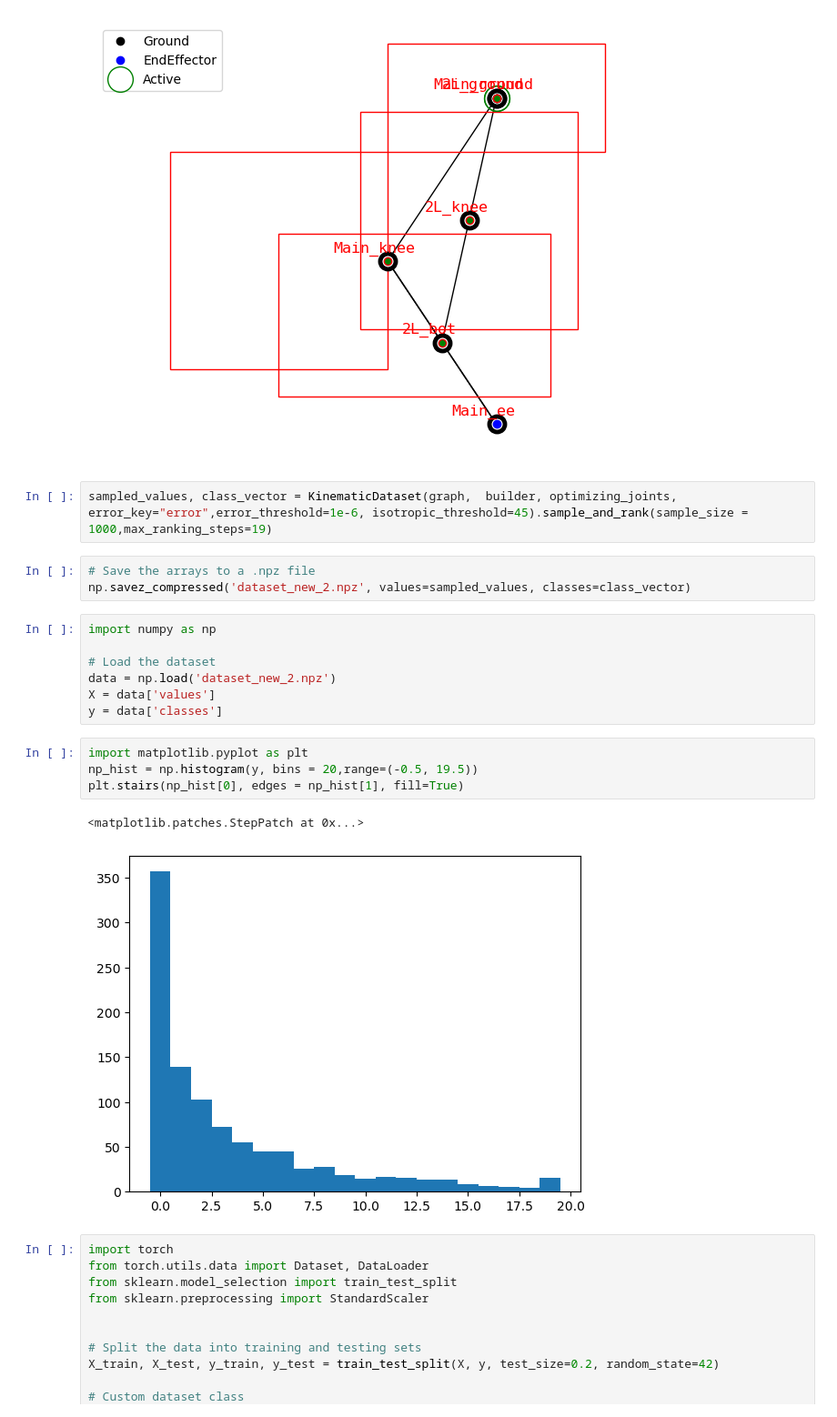
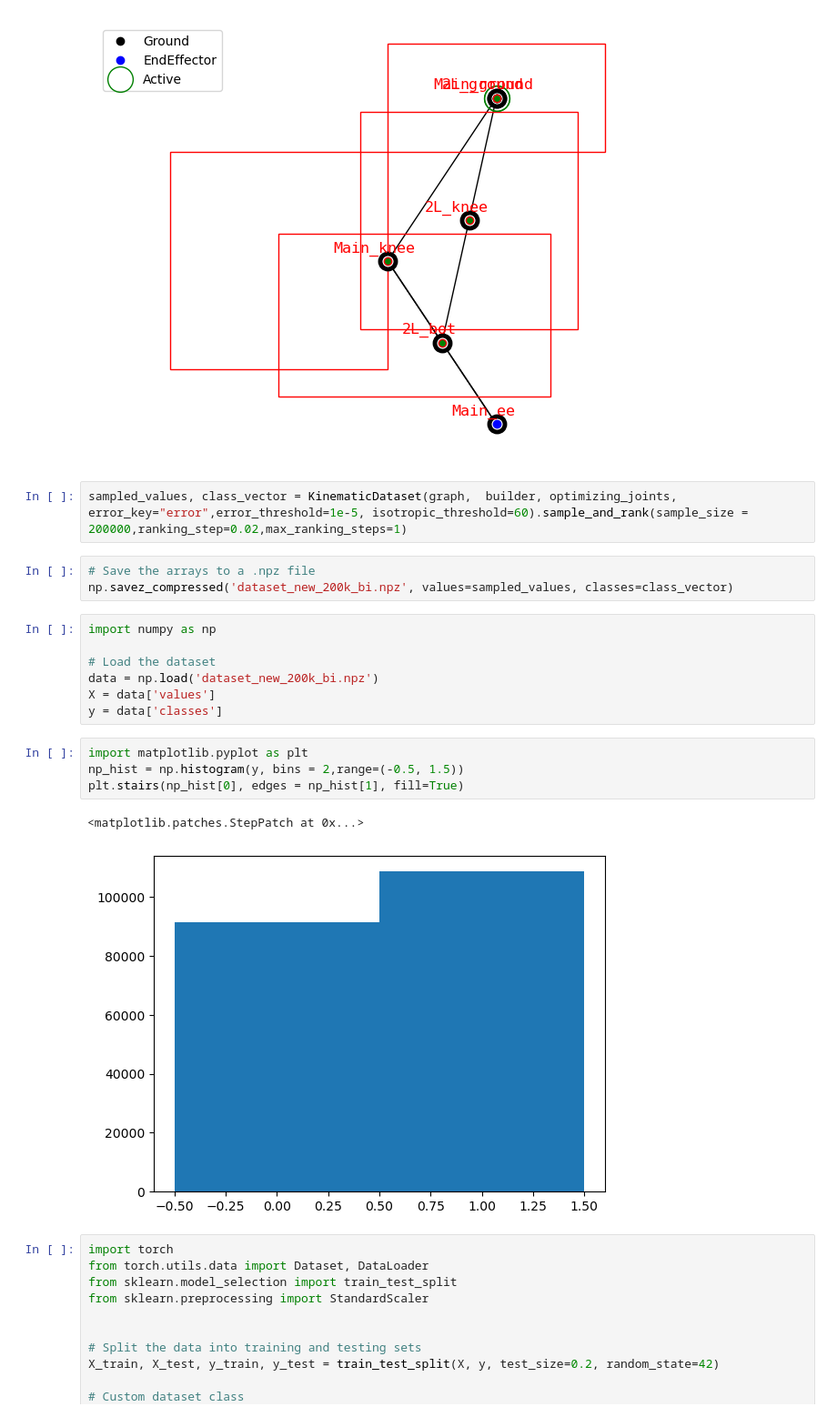
Before and after one commit to LicAiBeerLab/auto-robotics-design, a Jupyter notebook: testing_ground/sampler/main.ipynb, the cells around one changed output. Shown at 91% size. Drawn from its saved outputs; the diff is of its cells as text.

```diff
--- a/testing_ground/sampler/main.ipynb
+++ b/testing_ground/sampler/main.ipynb
@@ -48,24 +48,24 @@ visualize_constrains(graph, constrain_dict)
 # %% [output]
 [figure]
 # %%
-sampled_values, class_vector = KinematicDataset(graph,  builder, optimizing_joints, error_key="error",error_threshold=1e-6, isotropic_threshold=45).sample_and_rank(sample_size = 1000,max_ranking_steps=19)
+sampled_values, class_vector = KinematicDataset(graph,  builder, optimizing_joints, error_key="error",error_threshold=1e-5, isotropic_threshold=60).sample_and_rank(sample_size = 200000,ranking_step=0.02,max_ranking_steps=1)
 # %%
 # Save the arrays to a .npz file
-np.savez_compressed('dataset_new_2.npz', values=sampled_values, classes=class_vector)
+np.savez_compressed('dataset_new_200k_bi.npz', values=sampled_values, classes=class_vector)
 # %%
 import numpy as np
 
 # Load the dataset
-data = np.load('dataset_new_2.npz')
+data = np.load('dataset_new_200k_bi.npz')
 X = data['values']
 y = data['classes']
 # %%
 import matplotlib.pyplot as plt
-np_hist = np.histogram(y, bins = 20,range=(-0.5, 19.5))
+np_hist = np.histogram(y, bins = 2,range=(-0.5, 1.5))
 plt.stairs(np_hist[0], edges = np_hist[1], fill=True)
 # %% [output]
 <matplotlib.patches.StepPatch at 0x...>
-[figure, old version]
+[figure, new version]
 # %%
 import torch
 from torch.utils.data import Dataset, DataLoader
```
Also changed, not shown: 4 other files.
